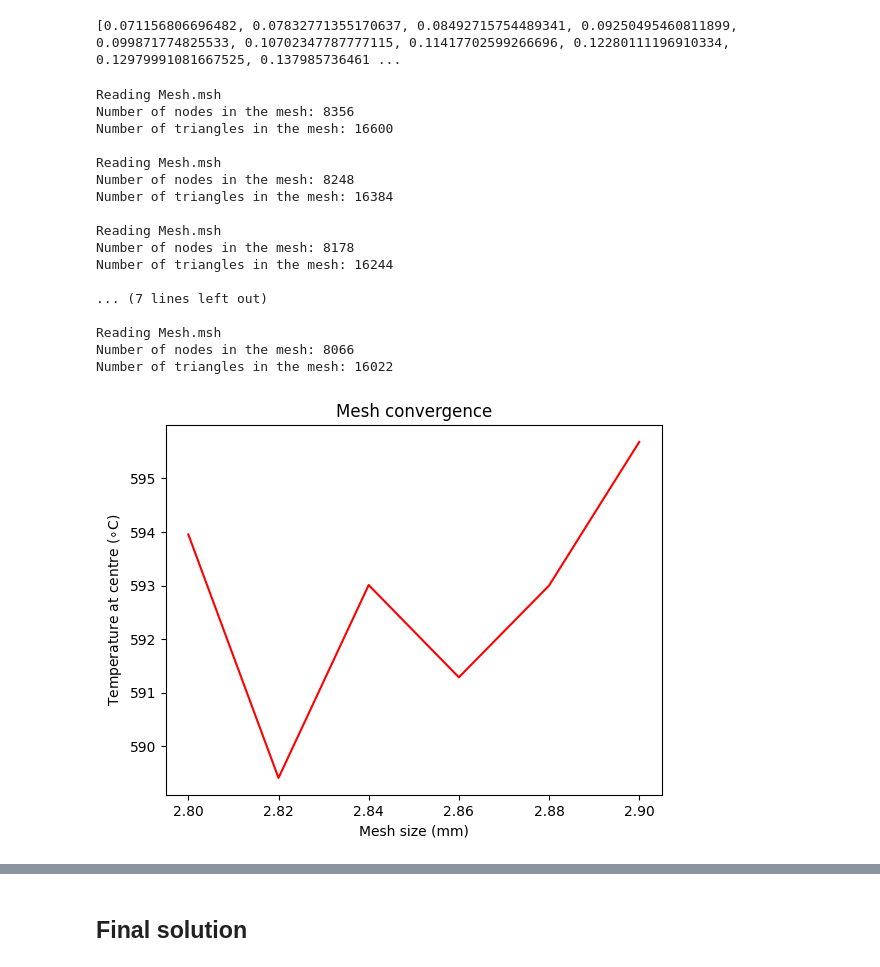
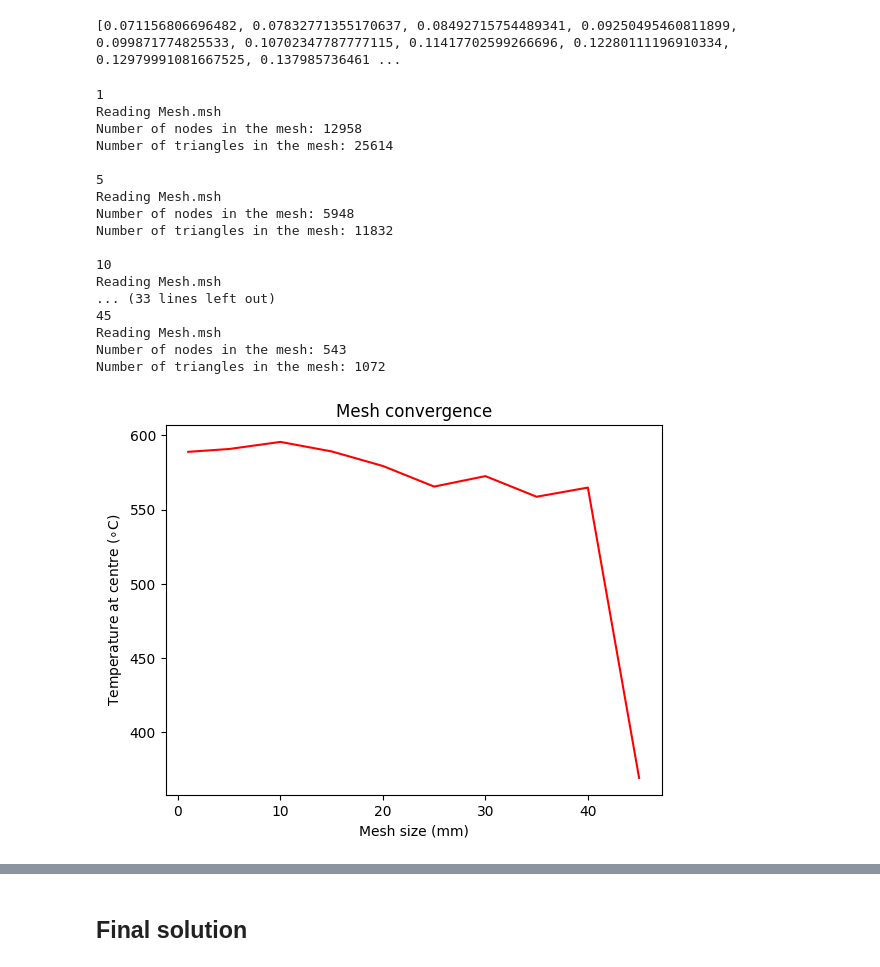
Before and after one commit to me21b172/ME5204-Project, a Jupyter notebook: Anuj/Final.ipynb, the cells around one changed output, grey strips where cells are left out. Saved outputs shown, nothing was run; the diff lists cells and outputs as text; code cells hidden in the pictures.

```diff
--- a/Anuj/Final.ipynb
+++ b/Anuj/Final.ipynb
@@ -26,6 +26,9 @@ def createMesh(geo_file,meshFactorForEntireSurface,meshFactorForAdaptiveSurface=
     gmsh.initialize()
     gmsh.open(geo_file)
     if isMeshRectangle:
+        gmsh.model.mesh.MeshSizeExtendFromBoundary = 0;
+        gmsh.model.mesh.MeshSizeFromPoints = 0;
+        gmsh.model.mesh.MeshSizeFromCurvature = 0;
         lenghtofAdaptiveSurface = 6 #mm
         gmsh.model.mesh.field.add("Box", 1)
         gmsh.model.mesh.field.setNumber(1, "VOut", meshFactorForEntireSurface)
@@ -425,8 +440,10 @@ The temperature at node a is 54.74K and at node b is 54.74K
 # Finding mesh size factor for the adaptive mesh part
 mesh_size_factor = 3
 areaOfPatchRegion = 12 * 12
+area_overall = 100*50
 meshFactorsForPatchSurface = np.arange(0.1,0.2,0.01)
 hOfPathArea = []
+h = []
 for meshFactorForPatchSurface in meshFactorsForPatchSurface:
     nodecoords,ele_con = createMesh(geo_file='rectange.geo',
                                         meshFactorForEntireSurface=mesh_size_factor,
@@ -437,6 +454,9 @@ for meshFactorForPatchSurface in meshFactorsForPatchSurface:
                                     )
     nodesInPatchArea = np.where((np.max(nodecoords[ele_con-1][:,:,0],axis=1)<56)*(np.min(nodecoords[ele_con-1][:,:,0],axis=1)>44)*(np.max(nodecoords[ele_con-1][:,:,1],axis=1)<31)*(np.min(nodecoords[ele_con-1][:,:,1],axis=1)>19))[0]
     hOfPathArea.append((areaOfPatchRegion / len(nodesInPatchArea))**.5)
+    h.append((area_overall / len(nodecoords))**.5)
+    print(f"h_patch {hOfPathArea[-1]}")
+    print(f"h_total {h[-1]}")
 # %% [output]
 Reading Mesh.msh
 Number of nodes in the mesh: 15111
@@ -475,53 +495,55 @@ print(hOfPathArea)
 [0.071156806696482, 0.07832771355170637, 0.08492715754489341, 0.09250495460811899, 0.099871774825533, 0.10702347787777115, 0.11417702599266696, 0.12280111196910334, 0.12979991081667525, 0.137985736461 ...
 # %%
 # mesh_name_format = "rectangle_{}.msh"
-mesh_size_factors = np.arange(2.8,2.9,0.02)
-meshFactorForAdaptiveSurface = 0.14
+
+mesh_size_factors = np.array([1]+ np.arange(5,50,5).tolist())
+meshFactorForAdaptiveSurface = 0.15
 rep = np.array([50,25,0]).reshape(1,-1)
 mesh_sizes = []
 T_reps = []
 numberOfEles = []
 for mesh_size_factor in mesh_size_factors:
+    print(mesh_size_factor)
     nodecoords,ele_con = createMesh(geo_file='rectange.geo',
                                     meshFactorForEntireSurface=mesh_size_factor,
                                     meshFactorForAdaptiveSurface=meshFactorForAdaptiveSurface,
                                     xSource=50,
                                     ySource=25,
                                     isMeshRectangle=True
                                 )
     soln1 = FEM(nodecoords,ele_con,np.array([[50,25]]))
     h,K,G,F,boundary,theta = soln1.fit_ele(mode = "linear",verbose = False)
     mesh_sizes.append(h)
 
     distances = np.sum(np.square(nodecoords-rep),axis = 1)
     closest = np.argmin(distances)
     T_reps.append(theta[closest])
     numberOfEles.append(len(ele_con))
 
 plt.plot(mesh_size_factors,T_reps,'r')
 plt.title('Mesh convergence')
 plt.xlabel('Mesh size (mm)')
 plt.ylabel(r'Temperature at centre ($\circ$C)')
 plt.show()
 # %% [output]
+1
 Reading Mesh.msh
-Number of nodes in the mesh: 8356
-Number of triangles in the mesh: 16600
+Number of nodes in the mesh: 12958
+Number of triangles in the mesh: 25614
 
+5
 Reading Mesh.msh
-Number of nodes in the mesh: 8248
-Number of triangles in the mesh: 16384
+Number of nodes in the mesh: 5948
+Number of triangles in the mesh: 11832
 
+10
 Reading Mesh.msh
-Number of nodes in the mesh: 8178
-Number of triangles in the mesh: 16244
-
-... (7 lines left out)
-
+... (33 lines left out)
+45
 Reading Mesh.msh
-Number of nodes in the mesh: 8066
-Number of triangles in the mesh: 16022
+Number of nodes in the mesh: 543
+Number of triangles in the mesh: 1072
-[figure, old version]
+[figure, new version]
 # %%
 ele = np.argsort(numberOfEles)
 plt.plot(np.array(numberOfEles)[ele],np.array(T_reps)[ele],'r')
```
Also changed, not shown: parts of 10 cells of this notebook.
